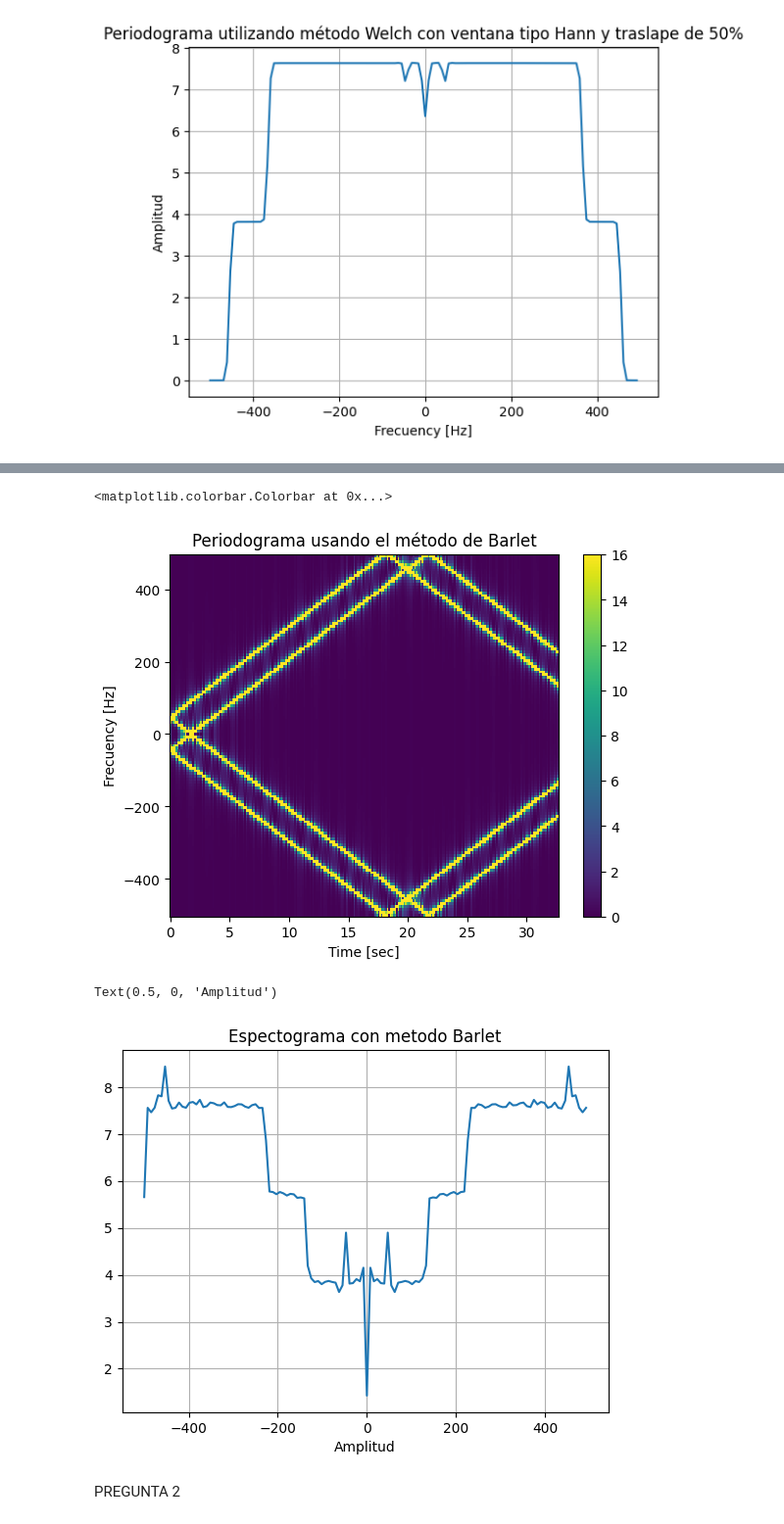
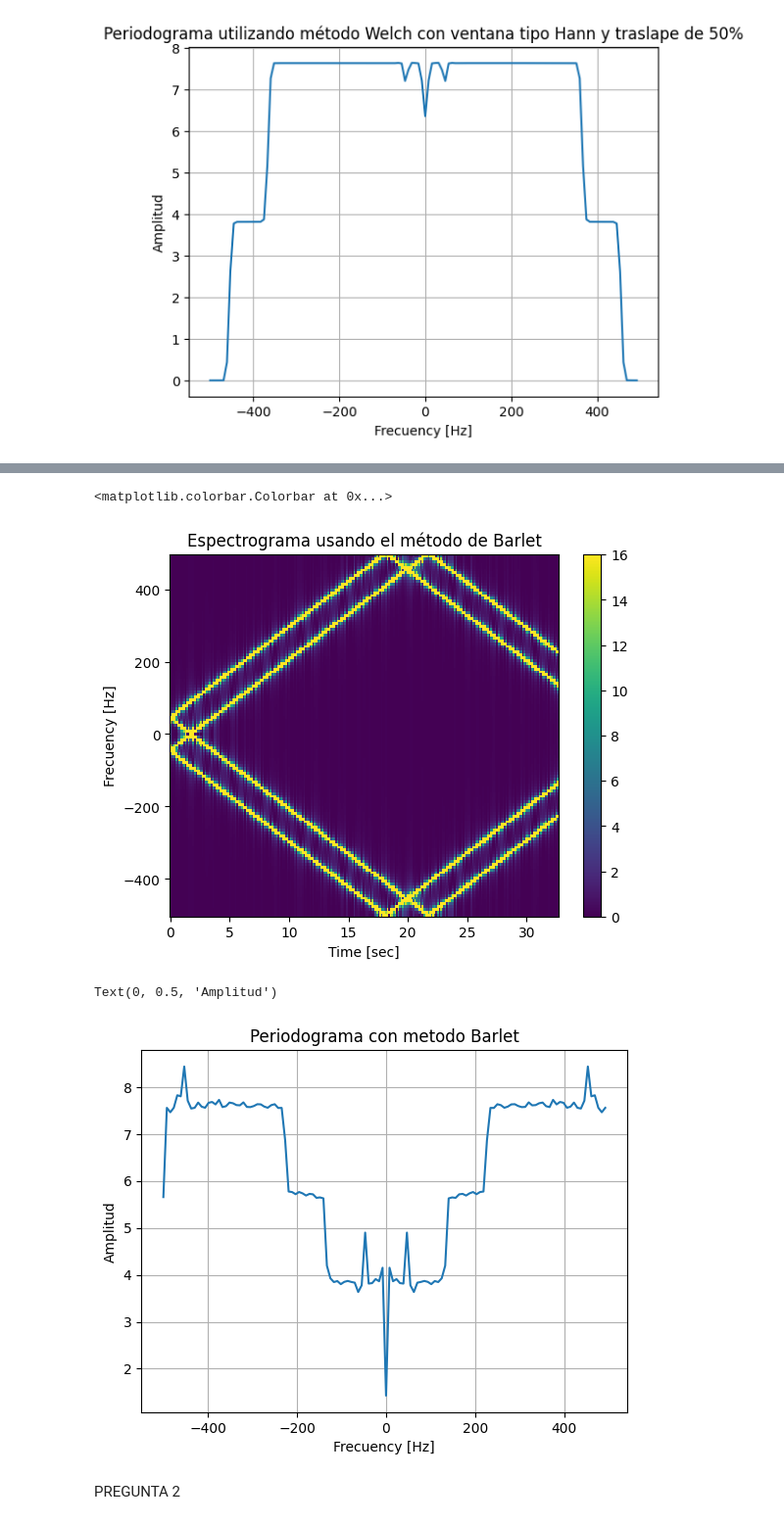
Before and after one commit to ExampleToFollow/PracticasPDS, a Jupyter notebook: Lab3/LAB3_IP_Computacional_HineillCéspedes_20213704.ipynb, the cells around one changed output, grey strips where cells are left out. Shown at 98% size. Cells and saved outputs as stored; diff of their text form; code cells hidden in the pictures.

```diff
--- a/Lab3/LAB3_IP_Computacional_HineillCéspedes_20213704.ipynb
+++ b/Lab3/LAB3_IP_Computacional_HineillCéspedes_20213704.ipynb
@@ -70,23 +82,23 @@ fig = plt.figure()
 c = plt.pcolormesh(tm,frecuencias,espectro_barlet.T,shading='auto')
 plt.xlabel('Time [sec]')
 plt.ylabel('Frecuency [Hz]')
-plt.title("Periodograma usando el método de Barlet")
+plt.title("Espectrograma usando el método de Barlet")
 plt.clim([0,16])
 plt.colorbar(c)
 # %% [output]
 <matplotlib.colorbar.Colorbar at 0x...>
-[figure, old version]
+[figure, new version]
 # %%
 promedio_barlet = np.mean(espectro_barlet,axis=0)
 plt.figure()
 plt.plot(frecuencias,promedio_barlet)
-plt.title("Espectograma con metodo Barlet")
+plt.title("Periodograma con metodo Barlet")
 plt.grid('on')
 plt.xlabel('Frecuency [Hz]')
-plt.xlabel('Amplitud')
+plt.ylabel('Amplitud')
 # %% [output]
-Text(0.5, 0, 'Amplitud')
+Text(0, 0.5, 'Amplitud')
-[figure, old version]
+[figure, new version]
 # %% [markdown]
 PREGUNTA 2
 # %% [markdown]
```
Also changed, not shown: parts of 1 cell of this notebook, 1 other file.
